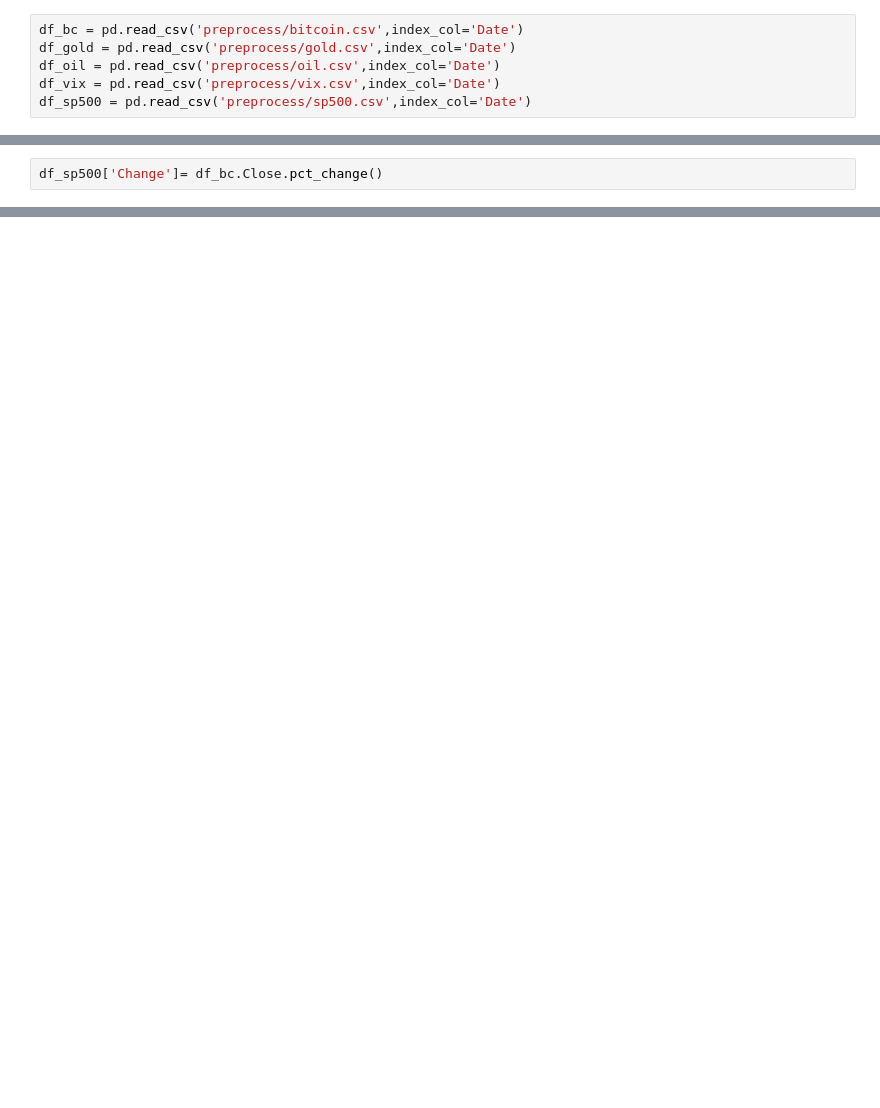
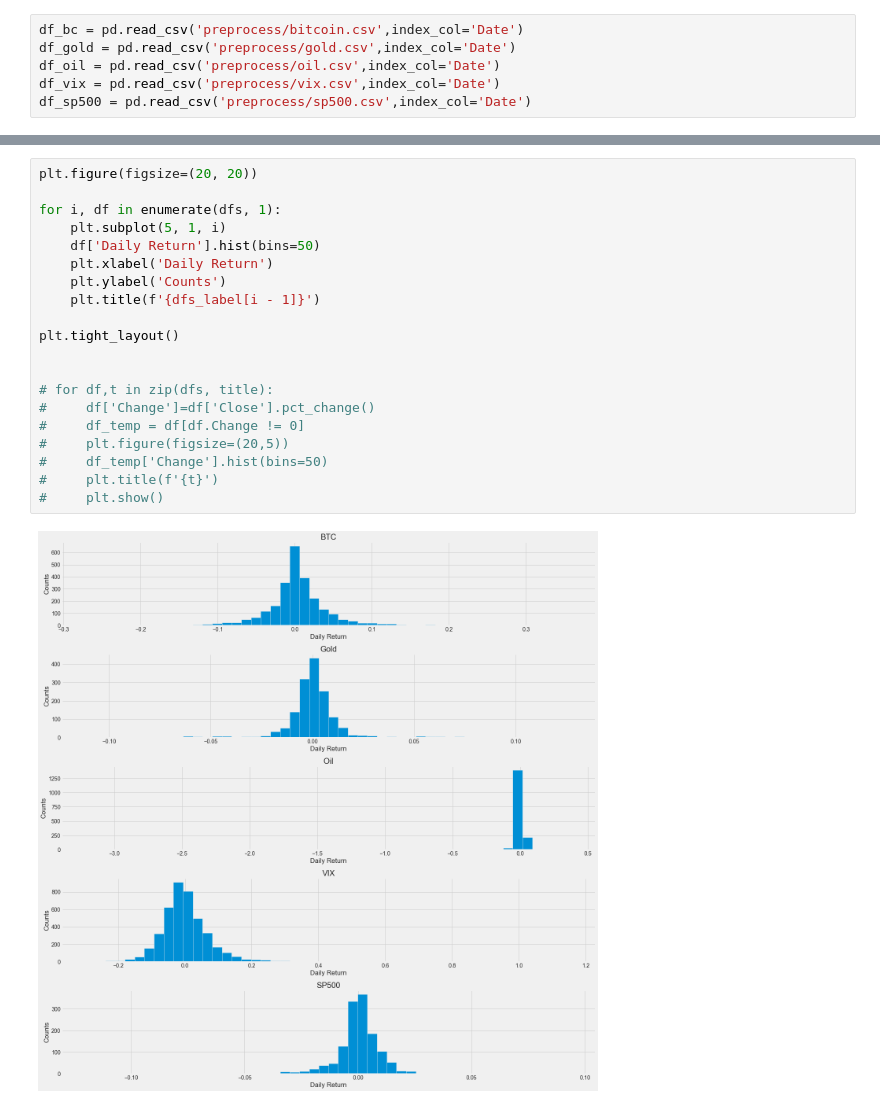
Before and after one commit to brucechan2020/ADA-Assessment, a Jupyter notebook: data-visualization.ipynb, the cells around one changed output, grey strips where cells are left out. Drawn from its saved outputs; the diff is of its cells as text; blank space fills up the shorter version.

```diff
--- a/data-visualization.ipynb
+++ b/data-visualization.ipynb
@@ -34,2 +16,0 @@ sns.kdeplot(df_bc['Change'], shade=True)
-# %%
-df_sp500['Change']= df_bc.Close.pct_change()
@@ -116,0 +134,22 @@ df_gold.Nor_Change.plot( legend=True, linestyle='--', marker='o')
+# %%
+plt.figure(figsize=(20, 20))
+
+for i, df in enumerate(dfs, 1):
+    plt.subplot(5, 1, i)
+    df['Daily Return'].hist(bins=50)
+    plt.xlabel('Daily Return')
+    plt.ylabel('Counts')
+    plt.title(f'{dfs_label[i - 1]}')
+
+plt.tight_layout()
+
+
+# for df,t in zip(dfs, title):
+#     df['Change']=df['Close'].pct_change()
+#     df_temp = df[df.Change != 0]
+#     plt.figure(figsize=(20,5))
+#     df_temp['Change'].hist(bins=50)
+#     plt.title(f'{t}')
+#     plt.show()
+# %% [output]
+[figure, added]
```
Also changed, not shown: parts of 29 cells of this notebook, 12 other files.
